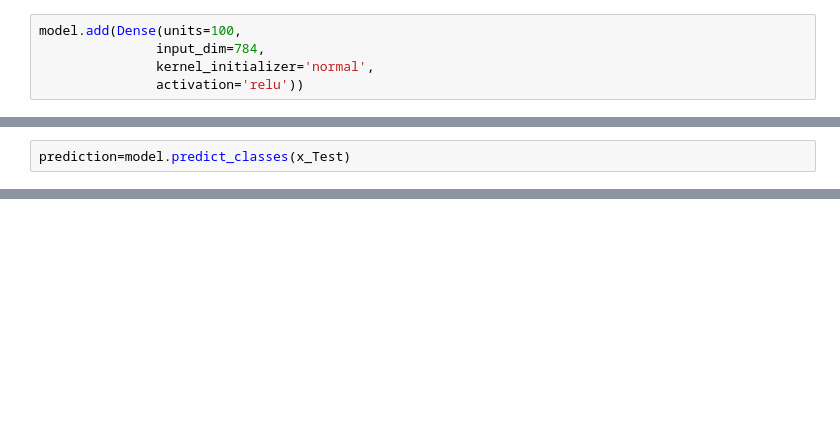
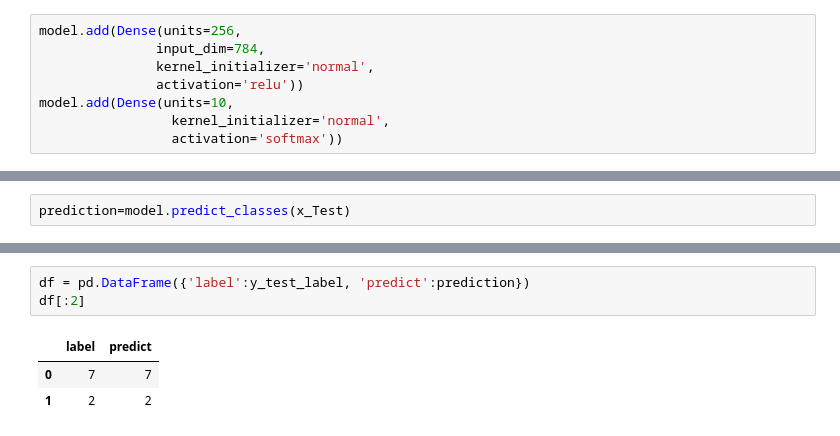
Before and after one commit to hander0928/1062multimedia_3B, a Jupyter notebook: hw_0613_3.ipynb, the cells around one changed output, grey strips where cells are left out. Saved outputs shown, nothing was run; the diff lists cells and outputs as text; blank space fills up the shorter version.

```diff
--- a/hw_0613_3.ipynb
+++ b/hw_0613_3.ipynb
@@ -22,7 +21,10 @@ from keras.layers import Dropout
 # %%
 model = Sequential()
 # %%
-model.add(Dense(units=100,
+model.add(Dense(units=256,
                input_dim=784,
                kernel_initializer='normal',
                activation='relu'))
+model.add(Dense(units=10,
+                 kernel_initializer='normal',
+                 activation='softmax'))
@@ -95,0 +123,7 @@ def plot_images_labels_prediction(images,labels,
+# %%
+df = pd.DataFrame({'label':y_test_label, 'predict':prediction})
+df[:2]
+# %% [output]
+|  | label | predict |
+| 0 | 7 | 7 |
+| 1 | 2 | 2 |
```
Also changed, not shown: parts of 18 cells of this notebook.
